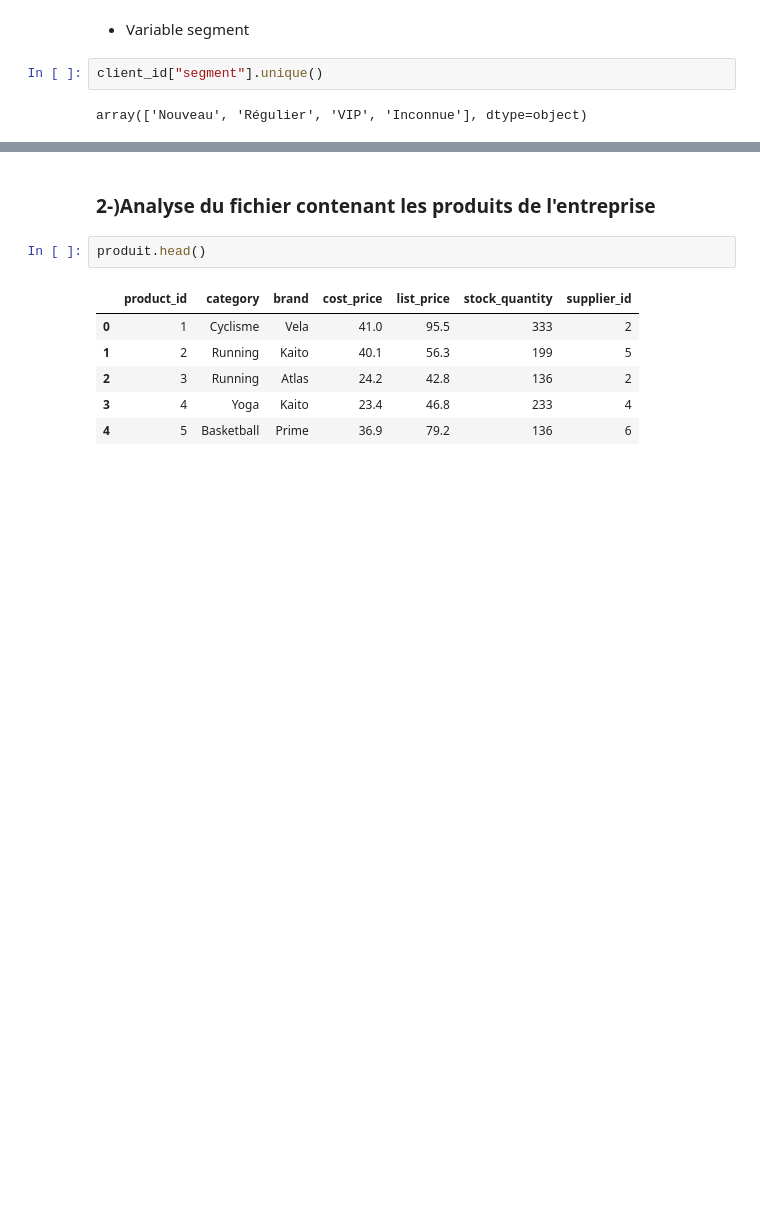
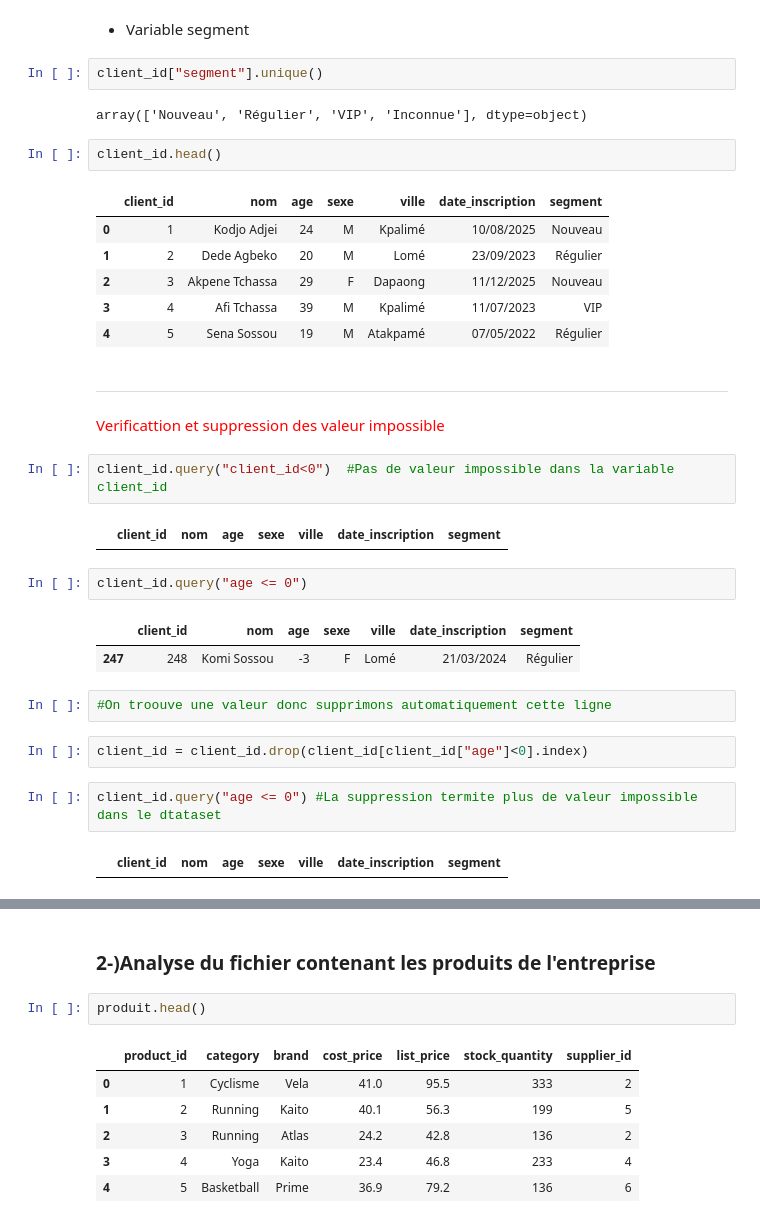
Before and after one commit to SAKPANI/Formation-Data_Science-et-Machine-Learning, a Jupyter notebook: PROJETS/PROJET_E_COMMERCE/projet_ecommerce/Analyse_Donnees_E_Commerce.ipynb, the cells around one changed output, grey strips where cells are left out. Drawn from its saved outputs; the diff is of its cells as text; blank space fills up the shorter version.

```diff
--- a/PROJETS/PROJET_E_COMMERCE/projet_ecommerce/Analyse_Donnees_E_Commerce.ipynb
+++ b/PROJETS/PROJET_E_COMMERCE/projet_ecommerce/Analyse_Donnees_E_Commerce.ipynb
@@ -225,3 +225,33 @@ Length: 6, dtype: string
 client_id["segment"].unique()
 # %% [output]
 array(['Nouveau', 'Régulier', 'VIP', 'Inconnue'], dtype=object)
+# %%
+client_id.head()
+# %% [output]
+|  | client_id | nom | age | sexe | ville | date_inscription | segment |
+| 0 | 1 | Kodjo Adjei | 24 | M | Kpalimé | 10/08/2025 | Nouveau |
+| 1 | 2 | Dede Agbeko | 20 | M | Lomé | 23/09/2023 | Régulier |
+| 2 | 3 | Akpene Tchassa | 29 | F | Dapaong | 11/12/2025 | Nouveau |
+| 3 | 4 | Afi Tchassa | 39 | M | Kpalimé | 11/07/2023 | VIP |
+| 4 | 5 | Sena Sossou | 19 | M | Atakpamé | 07/05/2022 | Régulier |
+# %% [markdown]
+---
+# %% [markdown]
+<p style = "color : red">Verificattion et suppression des valeur impossible</p>
+# %%
+client_id.query("client_id<0")	#Pas de valeur impossible dans la variable client_id
+# %% [output]
+|  | client_id | nom | age | sexe | ville | date_inscription | segment |
+# %%
+client_id.query("age <= 0")
+# %% [output]
+|  | client_id | nom | age | sexe | ville | date_inscription | segment |
+| 247 | 248 | Komi Sossou | -3 | F | Lomé | 21/03/2024 | Régulier |
+# %%
+#On troouve une valeur donc supprimons automatiquement cette ligne
+# %%
+client_id = client_id.drop(client_id[client_id["age"]<0].index)
+# %%
+client_id.query("age <= 0") #La suppression termite plus de valeur impossible dans le dtataset
+# %% [output]
+|  | client_id | nom | age | sexe | ville | date_inscription | segment |
```
Also changed, not shown: parts of 41 cells of this notebook.
